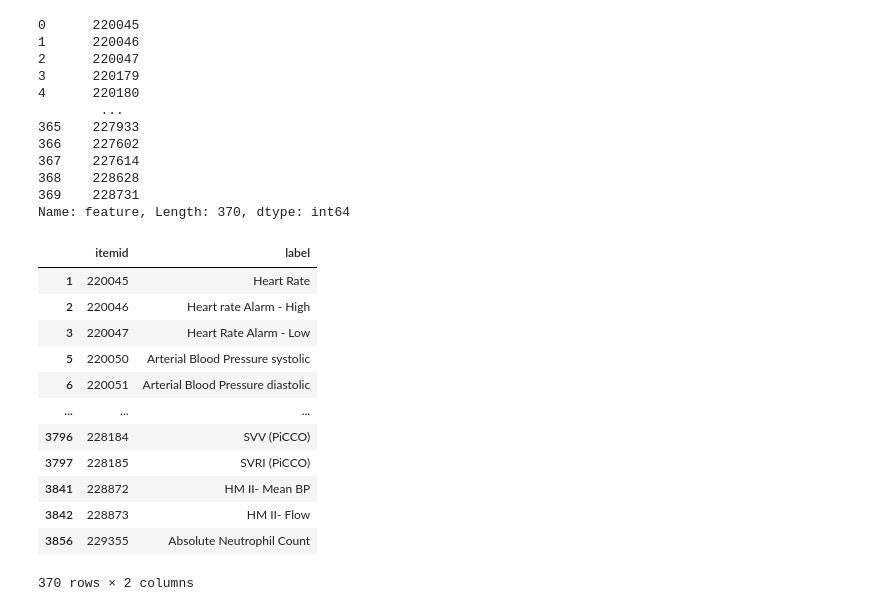
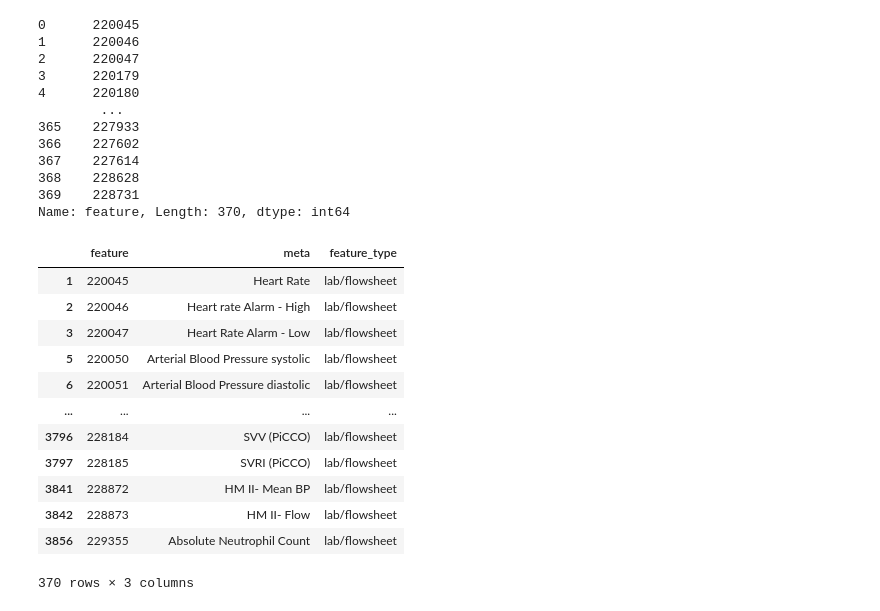
Before and after one commit to jjfeng/MIMIC-IV-Data-Pipeline, a Jupyter notebook: feature_importance_analysis.ipynb, the cells around one changed output. Drawn from its saved outputs; the diff is of its cells as text; code cells hidden in the pictures.

```diff
--- a/feature_importance_analysis.ipynb
+++ b/feature_importance_analysis.ipynb
@@ -37,20 +58,22 @@ feat_import_itemid
 369    228731
 Name: feature, Length: 370, dtype: int64
 # %%
-metadata = d_labitems[d_labitems.itemid.isin(feat_import_itemid)][['itemid', 'label']]
-metadata['itemid'] = metadata.itemid.astype('str')
-metadata
+flowlab_metadata = d_labitems[d_labitems.itemid.isin(feat_import_itemid)][['itemid', 'label']]
+flowlab_metadata['itemid'] = flowlab_metadata.itemid.astype('str')
+flowlab_metadata = flowlab_metadata.rename({"label": "meta", "itemid": "feature"}, axis=1)
+flowlab_metadata['feature_type'] = 'lab/flowsheet'
+flowlab_metadata
 # %% [output]
-|  | itemid | label |
-| 1 | 220045 | Heart Rate |
-| 2 | 220046 | Heart rate Alarm - High |
-| 3 | 220047 | Heart Rate Alarm - Low |
-| 5 | 220050 | Arterial Blood Pressure systolic |
-| 6 | 220051 | Arterial Blood Pressure diastolic |
-| ... | ... | ... |
-| 3796 | 228184 | SVV (PiCCO) |
-| 3797 | 228185 | SVRI (PiCCO) |
-| 3841 | 228872 | HM II- Mean BP |
-| 3842 | 228873 | HM II- Flow |
-| 3856 | 229355 | Absolute Neutrophil Count |
+|  | feature | meta | feature_type |
+| 1 | 220045 | Heart Rate | lab/flowsheet |
+| 2 | 220046 | Heart rate Alarm - High | lab/flowsheet |
+| 3 | 220047 | Heart Rate Alarm - Low | lab/flowsheet |
+| 5 | 220050 | Arterial Blood Pressure systolic | lab/flowsheet |
+| 6 | 220051 | Arterial Blood Pressure diastolic | lab/flowsheet |
+| ... | ... | ... | ... |
+| 3796 | 228184 | SVV (PiCCO) | lab/flowsheet |
+| 3797 | 228185 | SVRI (PiCCO) | lab/flowsheet |
+| 3841 | 228872 | HM II- Mean BP | lab/flowsheet |
+| 3842 | 228873 | HM II- Flow | lab/flowsheet |
+| 3856 | 229355 | Absolute Neutrophil Count | lab/flowsheet |
-370 rows × 2 columns
+370 rows × 3 columns
```
Also changed, not shown: parts of 8 cells of this notebook, 3 other files.
